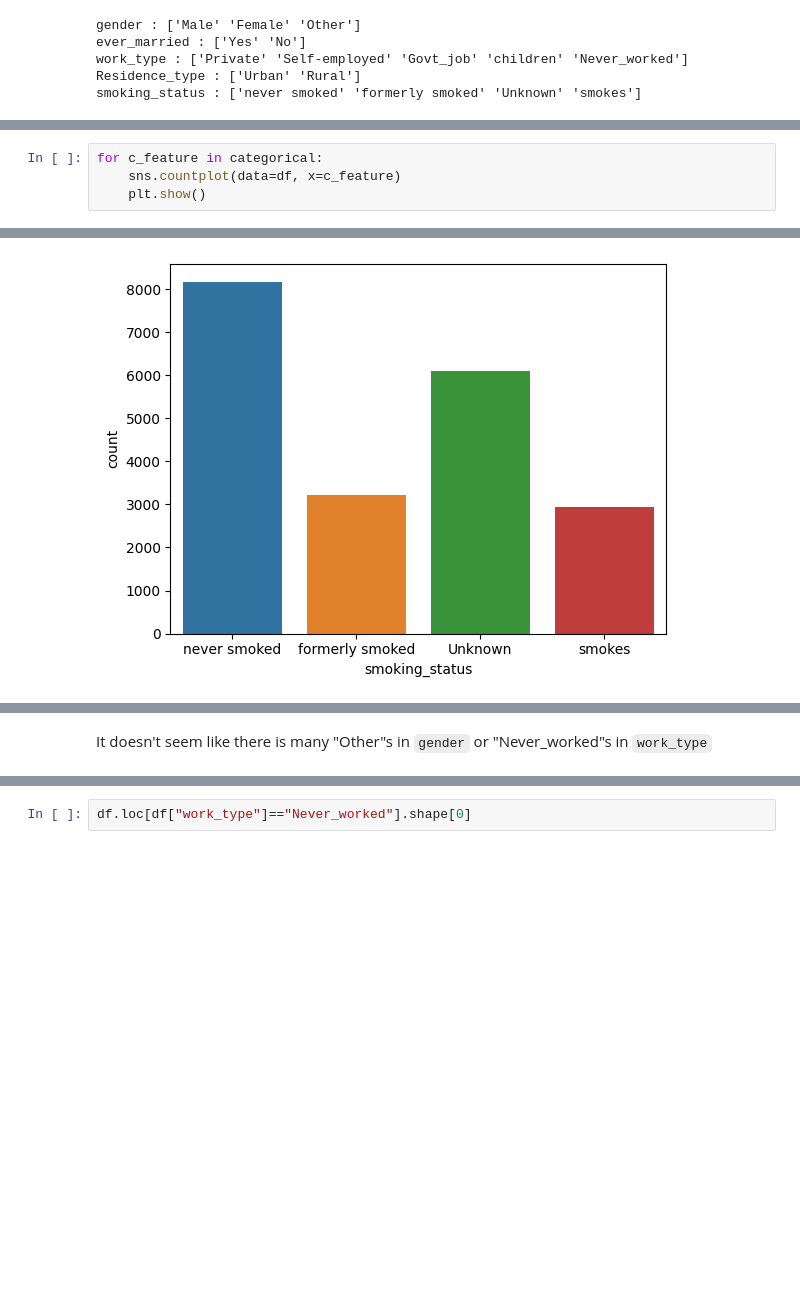
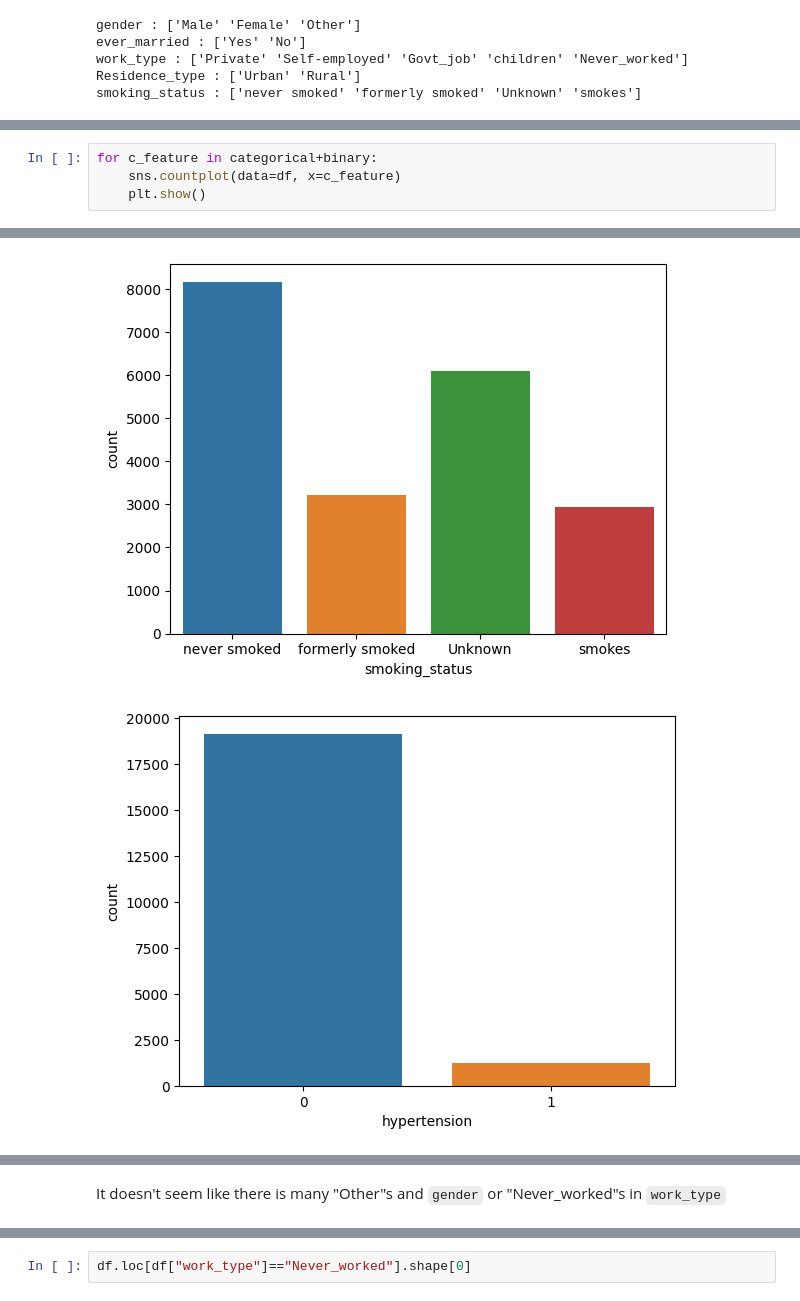
Before and after one commit to bugraaldal/ain2002-stroke-prediction, a Jupyter notebook: EDA.ipynb, the cells around one changed output, grey strips where cells are left out. Drawn from its saved outputs; the diff is of its cells as text; blank space fills up the shorter version.

```diff
--- a/EDA.ipynb
+++ b/EDA.ipynb
@@ -225,10 +283,11 @@ smoking_status : ['never smoked' 'formerly smoked' 'Unknown' 'smokes']
 # %%
-for c_feature in categorical:
+for c_feature in categorical+binary:
     sns.countplot(data=df, x=c_feature)
     plt.show()
 # %% [output]
 [figure]
 [figure]
 [figure]
 [figure]
 [figure]
+[figure, added]
@@ -235,3 +296,3 @@ for c_feature in categorical:
 # %% [markdown]
-It doesn't seem like there is many "Other"s in `gender` or "Never_worked"s in `work_type`
+It doesn't seem like there is many "Other"s and `gender` or "Never_worked"s in `work_type`
 # %%
```
Also changed, not shown: parts of 29 cells of this notebook.
